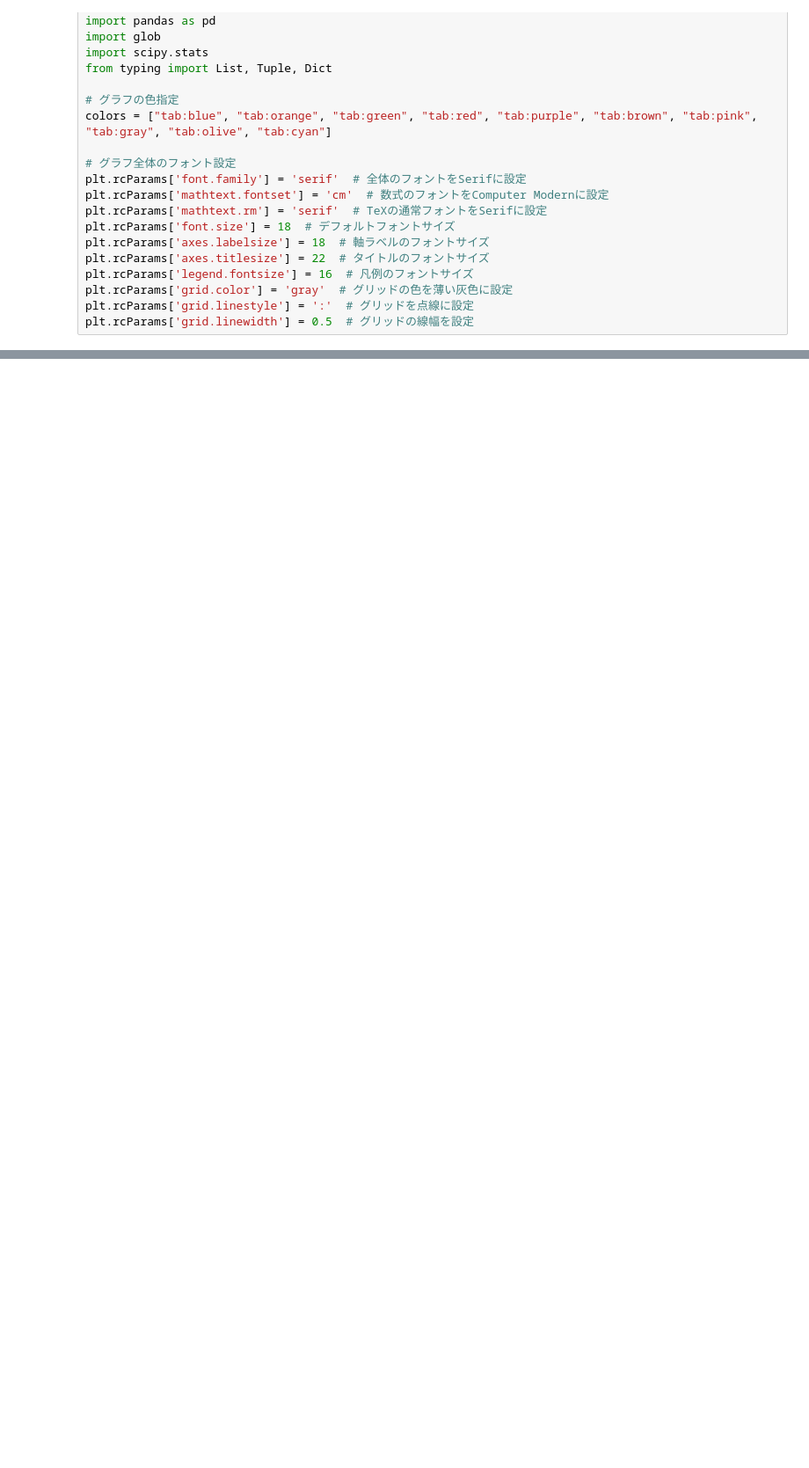
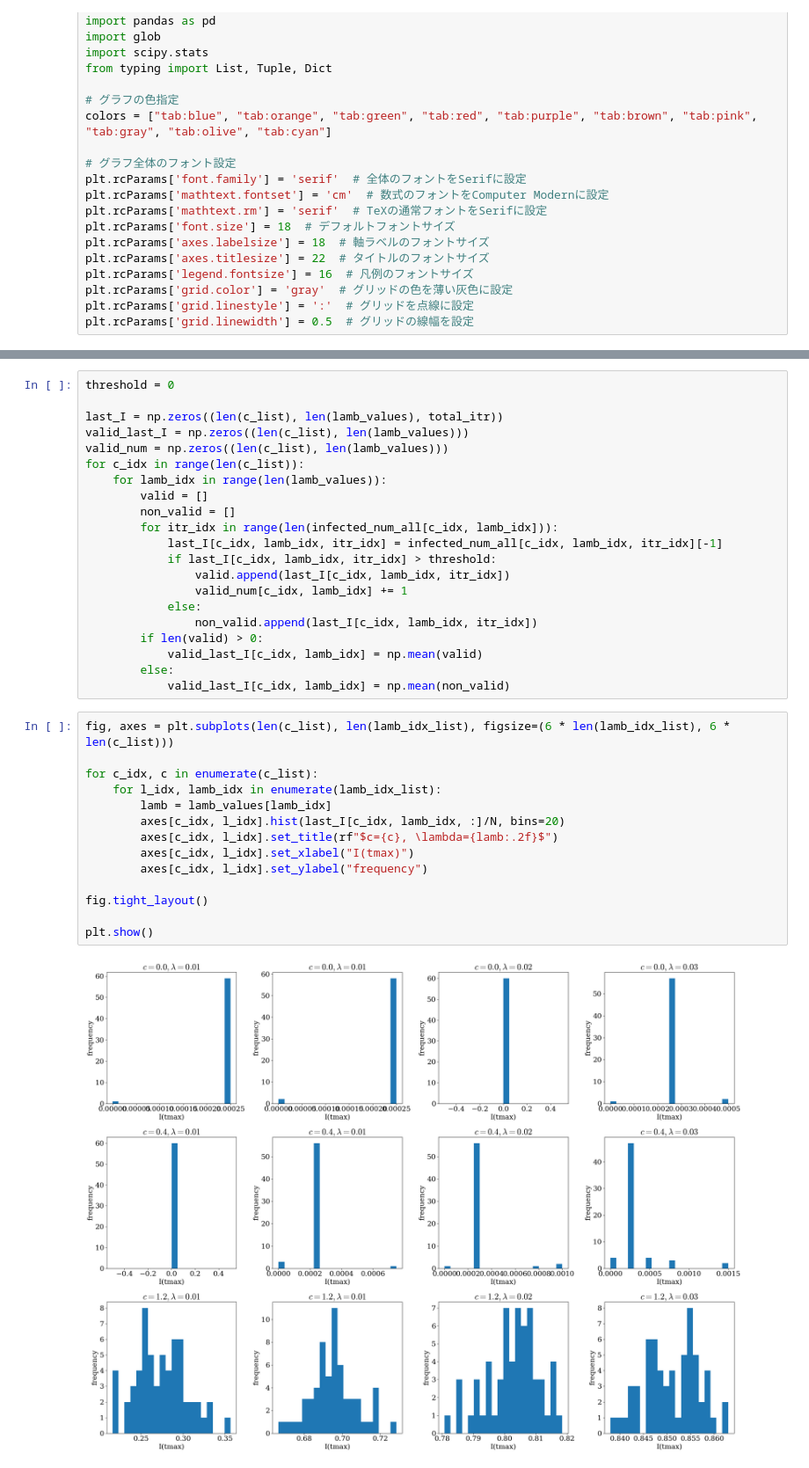
Before and after one commit to Kojirouuuu/trend-sar, a Jupyter notebook: notebook/sis.ipynb, the cells around one changed output, grey strips where cells are left out. Shown: that part at 88% size. Drawn from its saved outputs; the diff is of its cells as text; blank space fills up the shorter version.

```diff
--- a/notebook/sis.ipynb
+++ b/notebook/sis.ipynb
@@ -275,0 +397,37 @@ plt.show()
+# %%
+threshold = 0
+
+last_I = np.zeros((len(c_list), len(lamb_values), total_itr))
+valid_last_I = np.zeros((len(c_list), len(lamb_values)))
+valid_num = np.zeros((len(c_list), len(lamb_values)))
+for c_idx in range(len(c_list)):
+    for lamb_idx in range(len(lamb_values)):
+        valid = []
+        non_valid = []
+        for itr_idx in range(len(infected_num_all[c_idx, lamb_idx])):
+            last_I[c_idx, lamb_idx, itr_idx] = infected_num_all[c_idx, lamb_idx, itr_idx][-1]
+            if last_I[c_idx, lamb_idx, itr_idx] > threshold:
+                valid.append(last_I[c_idx, lamb_idx, itr_idx])
+                valid_num[c_idx, lamb_idx] += 1
+            else:
+                non_valid.append(last_I[c_idx, lamb_idx, itr_idx])
+        if len(valid) > 0:
+            valid_last_I[c_idx, lamb_idx] = np.mean(valid)
+        else:
+            valid_last_I[c_idx, lamb_idx] = np.mean(non_valid)
+# %%
+fig, axes = plt.subplots(len(c_list), len(lamb_idx_list), figsize=(6 * len(lamb_idx_list), 6 * len(c_list)))
+
+for c_idx, c in enumerate(c_list):
+    for l_idx, lamb_idx in enumerate(lamb_idx_list):
+        lamb = lamb_values[lamb_idx]
+        axes[c_idx, l_idx].hist(last_I[c_idx, lamb_idx, :]/N, bins=20)
+        axes[c_idx, l_idx].set_title(rf"$c={c}, \lambda={lamb:.2f}$")
+        axes[c_idx, l_idx].set_xlabel("I(tmax)")
+        axes[c_idx, l_idx].set_ylabel("frequency")
+
+fig.tight_layout()
+
+plt.show()
+# %% [output]
+[figure, added]
```
Also changed, not shown: parts of 8 cells of this notebook, 3 other files.
